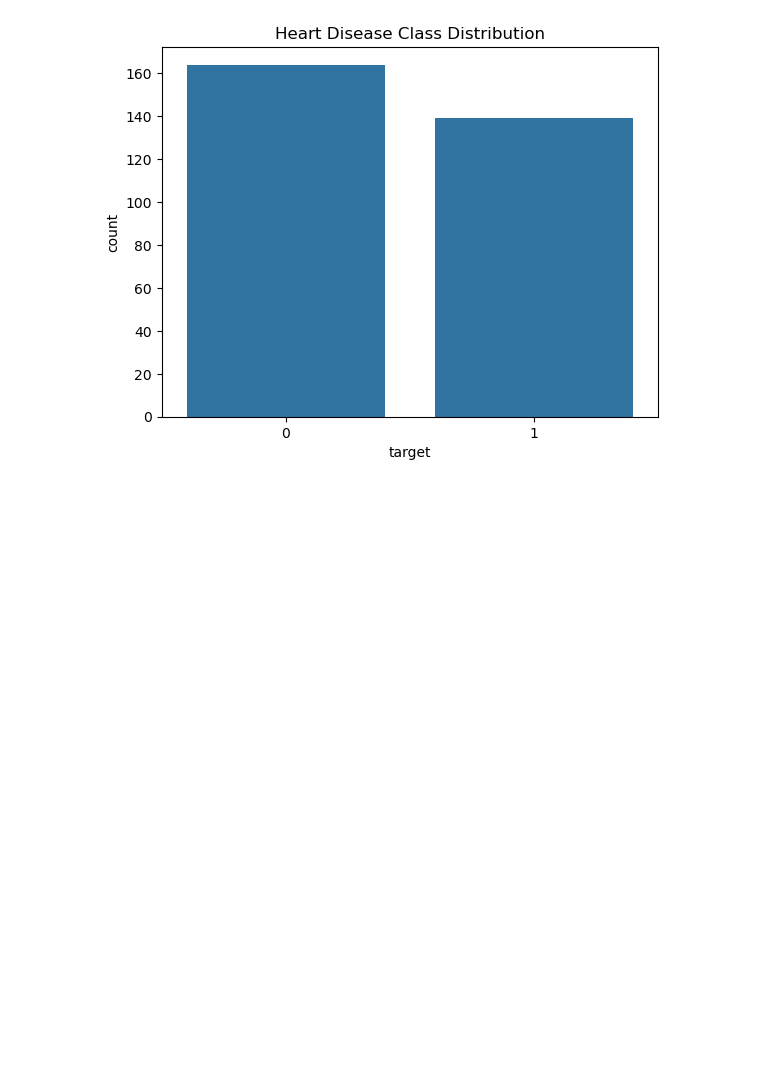
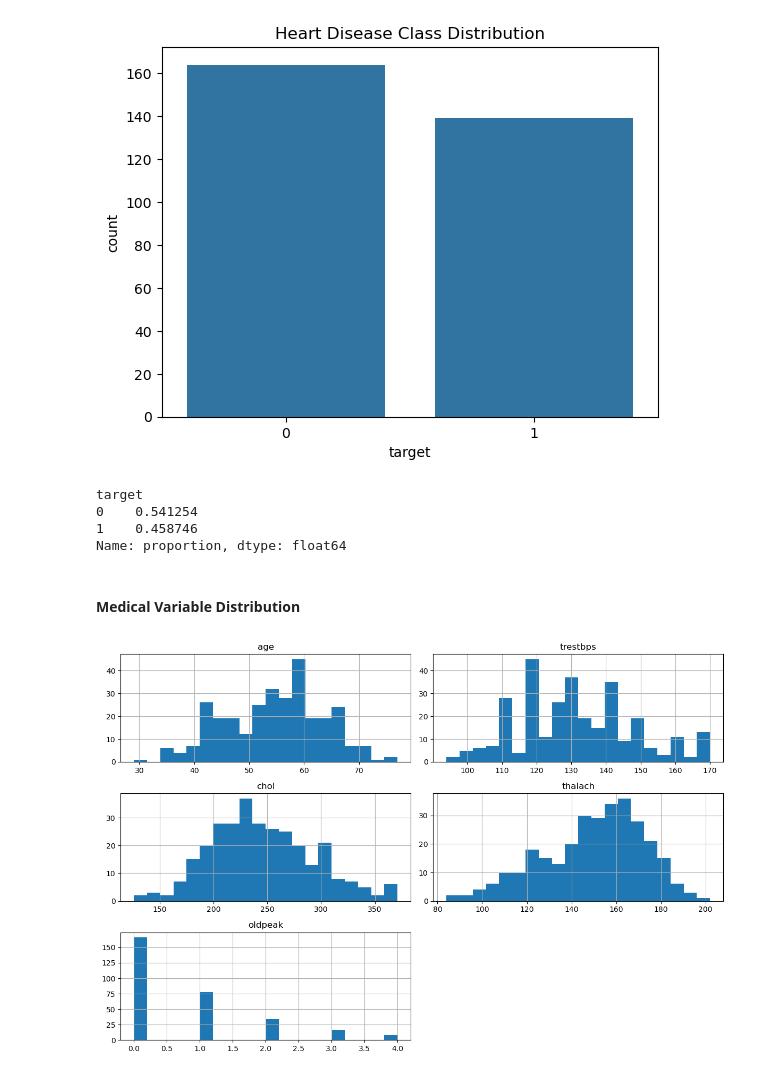
Before and after one commit to AFD03/ECS171_team9_proj, a Jupyter notebook: ECS171_Proj_Main.ipynb, the cells around one changed output. Drawn from its saved outputs; the diff is of its cells as text; code cells hidden in the pictures; blank space fills up the shorter version.

```diff
--- a/ECS171_Proj_Main.ipynb
+++ b/ECS171_Proj_Main.ipynb
@@ -282,3 +284,20 @@ plt.title("Heart Disease Class Distribution")
 plt.show()
 # %% [output]
 [figure]
+# %%
+df['target'].value_counts(normalize=True)
+# %% [output]
+target
+0    0.541254
+1    0.458746
+Name: proportion, dtype: float64
+# %% [markdown]
+#### Medical Variable Distribution
+# %%
+num_cols = ['age','trestbps','chol','thalach','oldpeak']
+
+df[num_cols].hist(figsize=(12,8), bins=20,)
+plt.tight_layout()
+plt.show()
+# %% [output]
+[figure, added]
```
Also changed, not shown: parts of 9 cells of this notebook.
